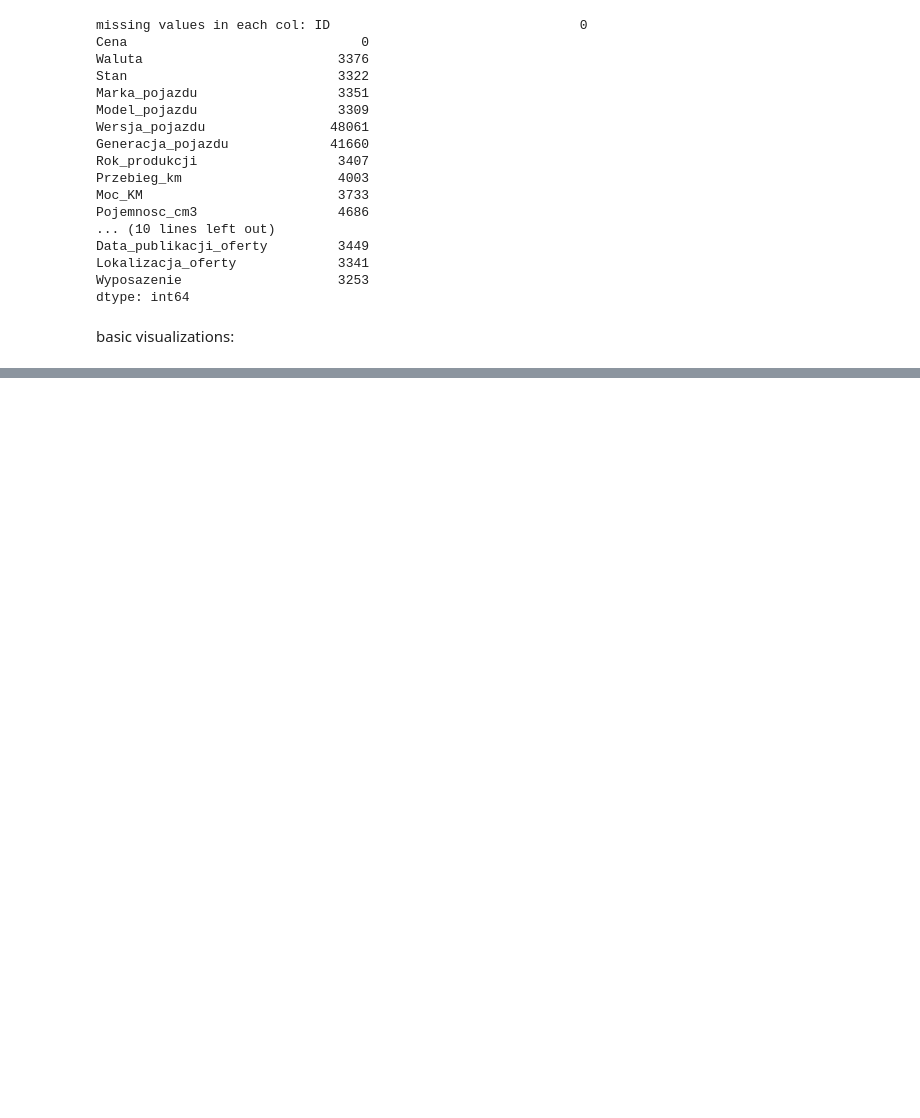
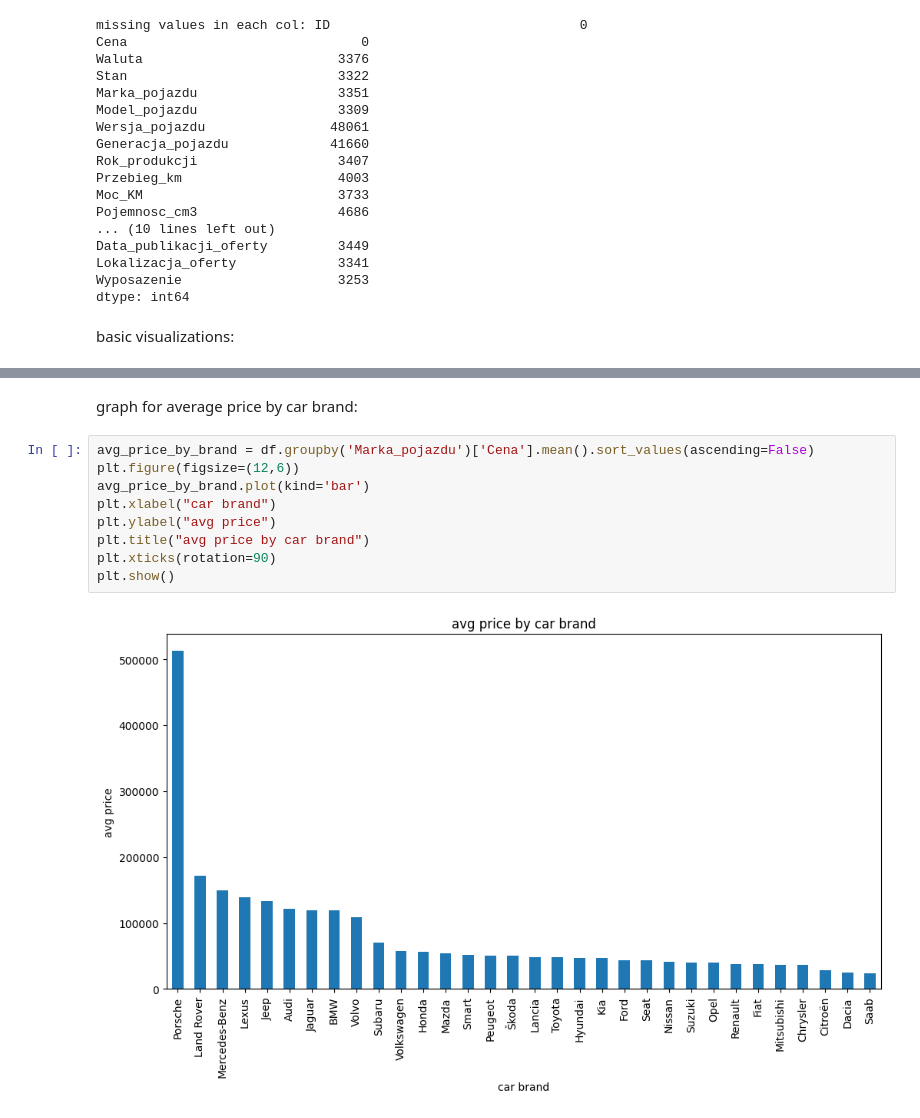
Before and after one commit to sowinskv/DSC_competition, a Jupyter notebook: notebooks/EDA.ipynb, the cells around one changed output, grey strips where cells are left out. Saved outputs shown, nothing was run; the diff lists cells and outputs as text; blank space fills up the shorter version.

```diff
--- a/notebooks/EDA.ipynb
+++ b/notebooks/EDA.ipynb
@@ -139,0 +179,13 @@ Name: count, Length: 1152, dtype: int64
+# %% [markdown]
+graph for average price by car brand:
+# %%
+avg_price_by_brand = df.groupby('Marka_pojazdu')['Cena'].mean().sort_values(ascending=False)
+plt.figure(figsize=(12,6))
+avg_price_by_brand.plot(kind='bar')
+plt.xlabel("car brand")
+plt.ylabel("avg price")
+plt.title("avg price by car brand")
+plt.xticks(rotation=90)
+plt.show()
+# %% [output]
+[figure, added]
```
Also changed, not shown: parts of 10 cells of this notebook.
